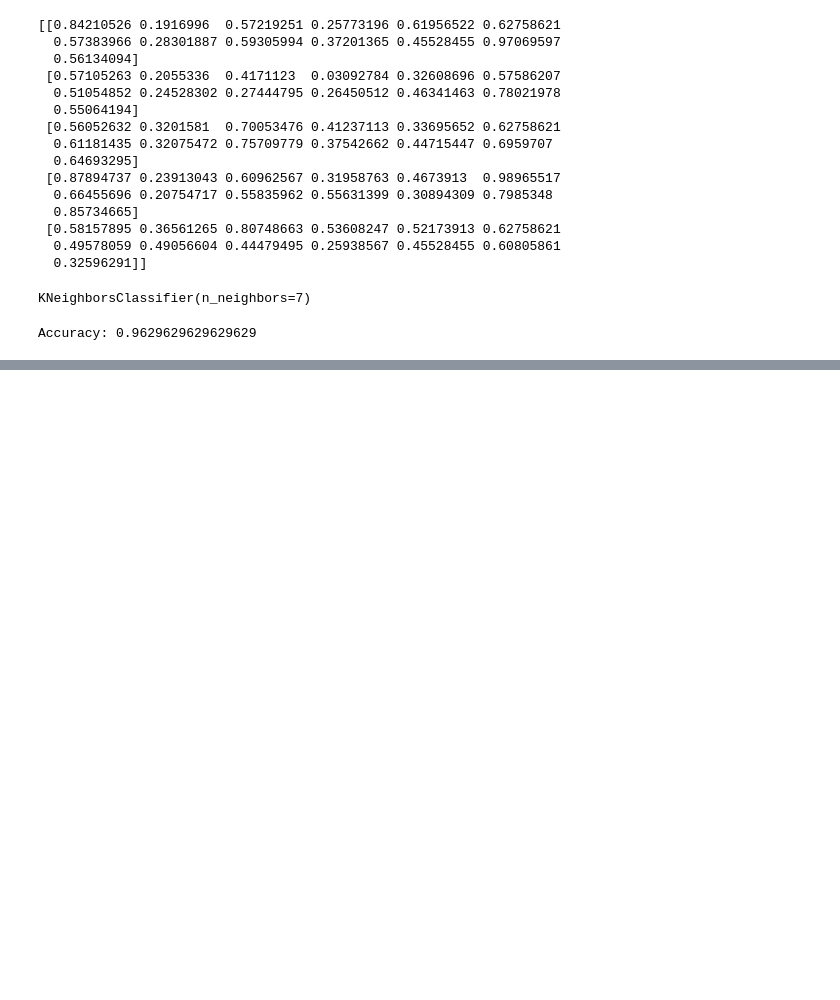
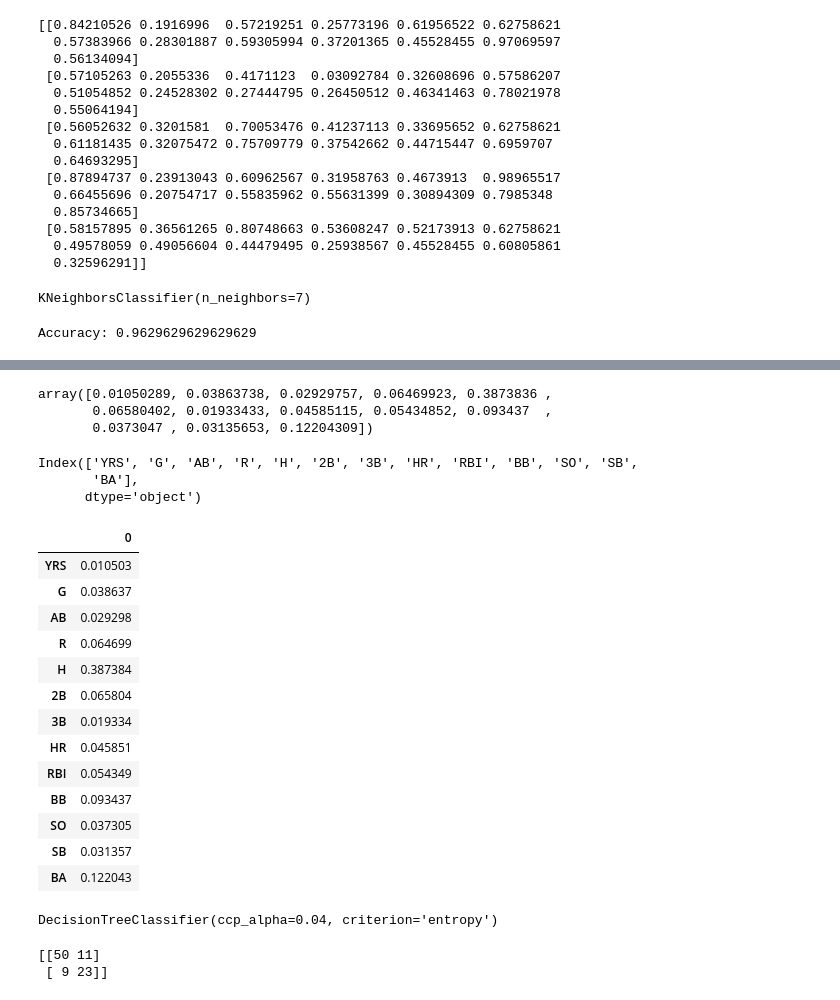
Before and after one commit to SalonRaut7/Scikit-learn-tutorials, a Jupyter notebook: Scikit-Learn-Tutorials.ipynb, the cells around one changed output, grey strips where cells are left out. Saved outputs shown, nothing was run; the diff lists cells and outputs as text; code cells hidden in the pictures; blank space fills up the shorter version.

Commit message:
Decision Trees

```diff
--- a/Scikit-Learn-Tutorials.ipynb
+++ b/Scikit-Learn-Tutorials.ipynb
@@ -643,0 +663,2 @@ weighted avg       0.96      0.96      0.96        54
+# %%
+X_train, X_test, y_train, y_test = train_test_split(X,y,random_state = 17, test_size = 0.2)
@@ -643,0 +667,2 @@ weighted avg       0.96      0.96      0.96        54
+# %%
+dtc = DecisionTreeClassifier()
@@ -643,0 +685,2 @@ weighted avg       0.96      0.96      0.96        54
+# %%
+dtc.fit(X_train, y_train)
@@ -643,0 +707,31 @@ weighted avg       0.96      0.96      0.96        54
+# %%
+dtc.feature_importances_ #gives the degree of importance of each features
+# %% [output]
+array([0.01050289, 0.03863738, 0.02929757, 0.06469923, 0.3873836 ,
+       0.06580402, 0.01933433, 0.04585115, 0.05434852, 0.093437  ,
+       0.0373047 , 0.03135653, 0.12204309])
+# %%
+X.columns
+# %% [output]
+Index(['YRS', 'G', 'AB', 'R', 'H', '2B', '3B', 'HR', 'RBI', 'BB', 'SO', 'SB',
+       'BA'],
+      dtype='object')
+# %%
+features = pd.DataFrame(dtc.feature_importances_ , index = X.columns )
+# %%
+features.head(15)
+# %% [output]
+|  | 0 |
+| YRS | 0.010503 |
+| G | 0.038637 |
+| AB | 0.029298 |
+| R | 0.064699 |
+| H | 0.387384 |
+| 2B | 0.065804 |
+| 3B | 0.019334 |
+| HR | 0.045851 |
+| RBI | 0.054349 |
+| BB | 0.093437 |
+| SO | 0.037305 |
+| SB | 0.031357 |
+| BA | 0.122043 |
@@ -643,0 +740,4 @@ weighted avg       0.96      0.96      0.96        54
+# %%
+dtc2.fit(X_train, y_train)
+# %% [output]
+DecisionTreeClassifier(ccp_alpha=0.04, criterion='entropy')
@@ -643,0 +746,5 @@ weighted avg       0.96      0.96      0.96        54
+# %%
+print(confusion_matrix(y_test, y_pred2))
+# %% [output]
+[[50 11]
+ [ 9 23]]
```
Also changed, not shown: parts of 21 cells of this notebook.
